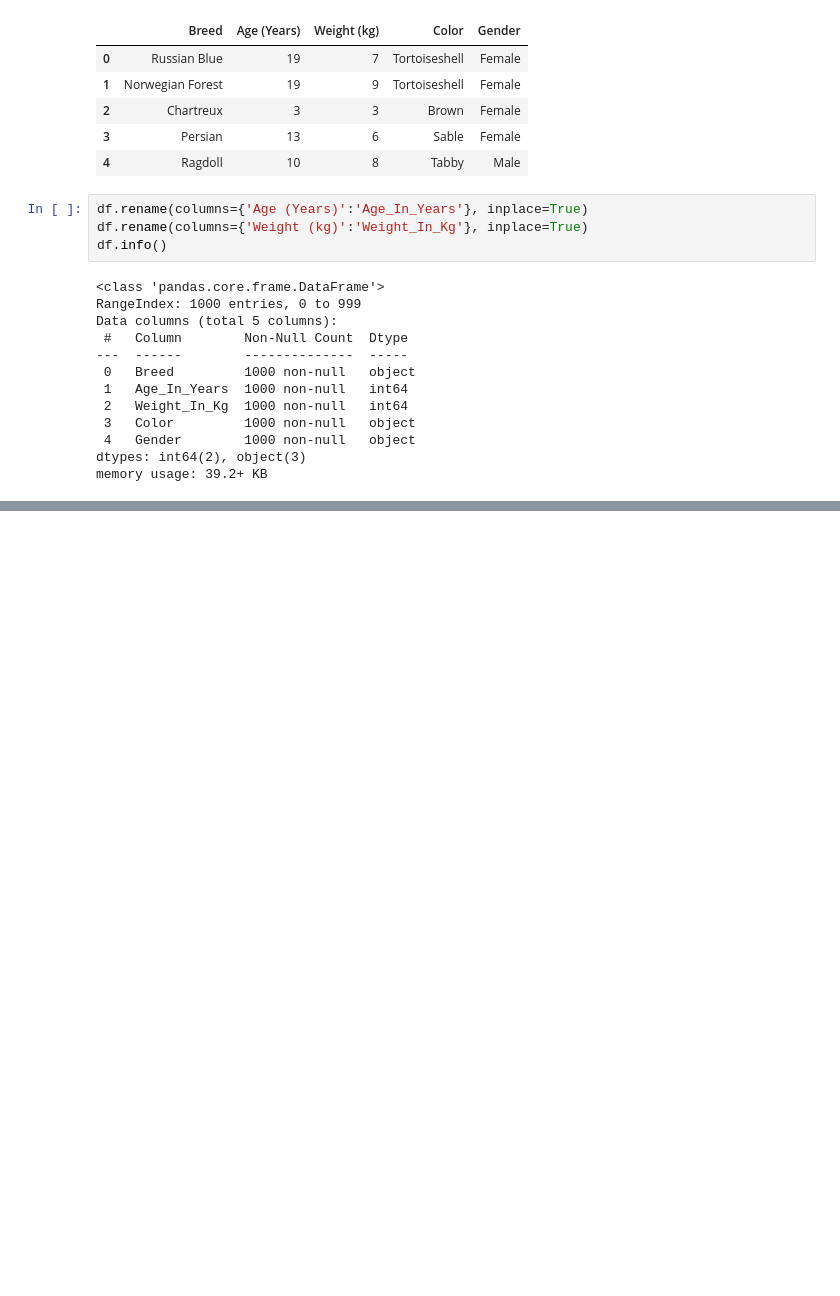
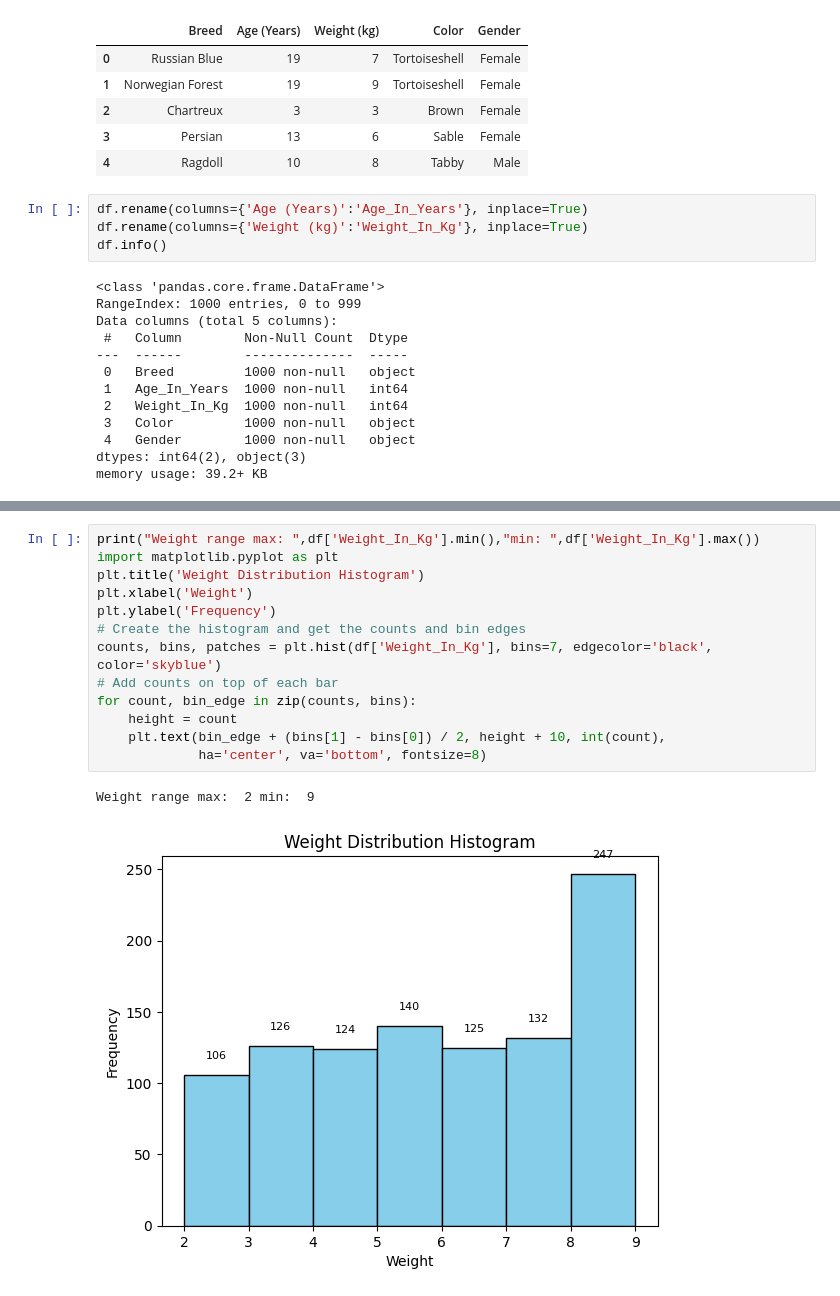
Before and after one commit to hasanenesguray/Data-Science-Projects, a Jupyter notebook: Data Analysis/Cats/Cats.ipynb, the cells around one changed output, grey strips where cells are left out. Saved outputs shown, nothing was run; the diff lists cells and outputs as text; blank space fills up the shorter version.

```diff
--- a/Data Analysis/Cats/Cats.ipynb
+++ b/Data Analysis/Cats/Cats.ipynb
@@ -45,0 +87,16 @@ memory usage: 39.2+ KB
+# %%
+print("Weight range max: ",df['Weight_In_Kg'].min(),"min: ",df['Weight_In_Kg'].max())
+import matplotlib.pyplot as plt
+plt.title('Weight Distribution Histogram')
+plt.xlabel('Weight')
+plt.ylabel('Frequency')
+# Create the histogram and get the counts and bin edges
+counts, bins, patches = plt.hist(df['Weight_In_Kg'], bins=7, edgecolor='black', color='skyblue')
+# Add counts on top of each bar
+for count, bin_edge in zip(counts, bins):
+    height = count
+    plt.text(bin_edge + (bins[1] - bins[0]) / 2, height + 10, int(count),
+             ha='center', va='bottom', fontsize=8)
+# %% [output]
+Weight range max:  2 min:  9
+[figure, added]
```
Also changed, not shown: parts of 21 cells of this notebook.
